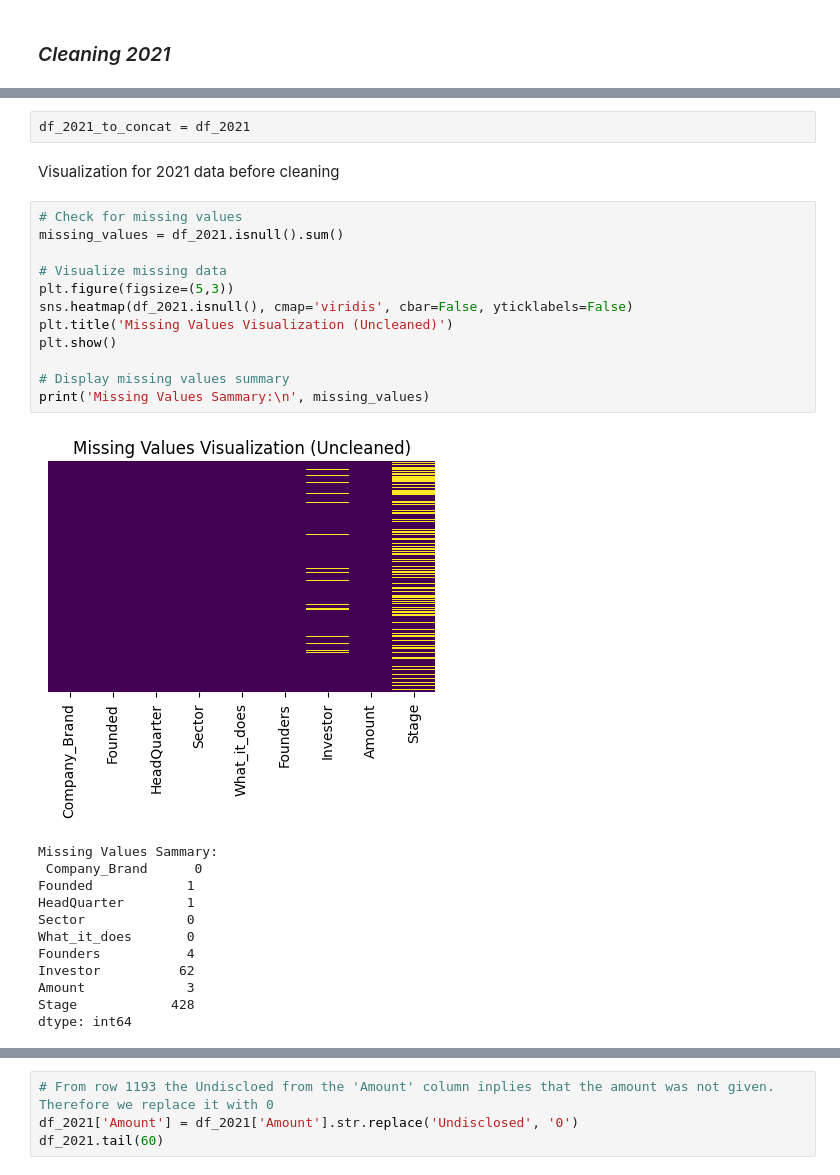
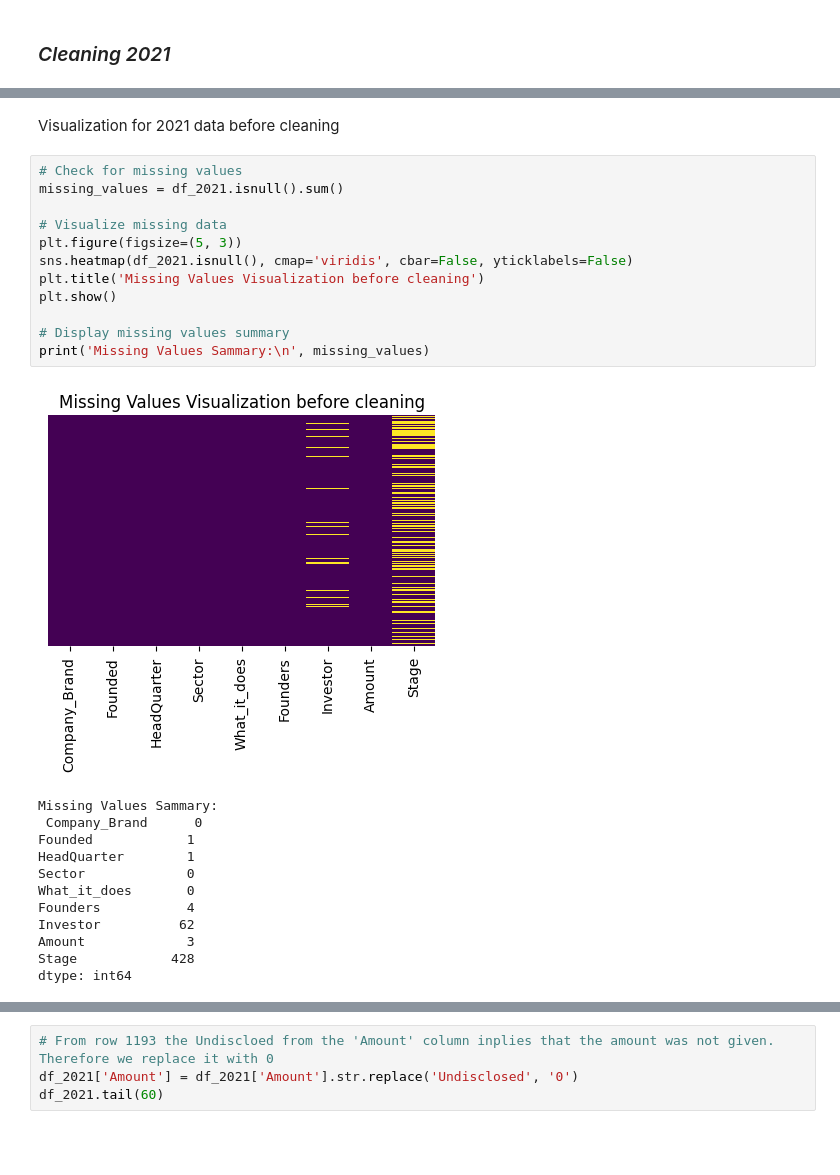
Before and after one commit to GeGe-K/Startup-Ecosystem, a Jupyter notebook: jupyter.ipynb, the cells around one changed output, grey strips where cells are left out. Saved outputs shown, nothing was run; the diff lists cells and outputs as text; blank space fills up the shorter version.

```diff
--- a/jupyter.ipynb
+++ b/jupyter.ipynb
@@ -516,21 +508,19 @@ df_2021.shape
-# %%
-df_2021_to_concat = df_2021
 # %% [markdown]
 Visualization for 2021 data before cleaning
 # %%
 # Check for missing values
 missing_values = df_2021.isnull().sum()
 
 # Visualize missing data
-plt.figure(figsize=(5,3))
+plt.figure(figsize=(5, 3))
 sns.heatmap(df_2021.isnull(), cmap='viridis', cbar=False, yticklabels=False)
-plt.title('Missing Values Visualization (Uncleaned)')
+plt.title('Missing Values Visualization before cleaning')
 plt.show()
 
 # Display missing values summary
 print('Missing Values Sammary:\n', missing_values)
 # %% [output]
-[figure, old version]
+[figure, new version]
 Missing Values Sammary:
  Company_Brand      0
 Founded            1
```
Also changed, not shown: parts of 33 cells of this notebook.
